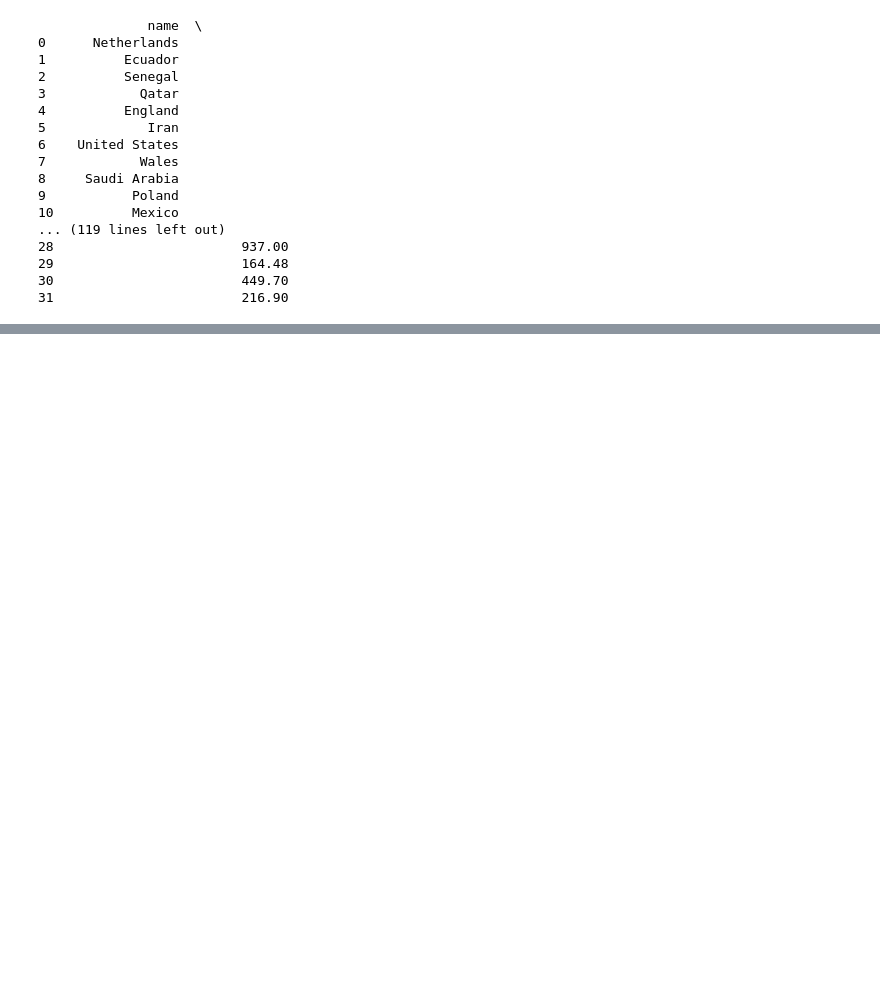
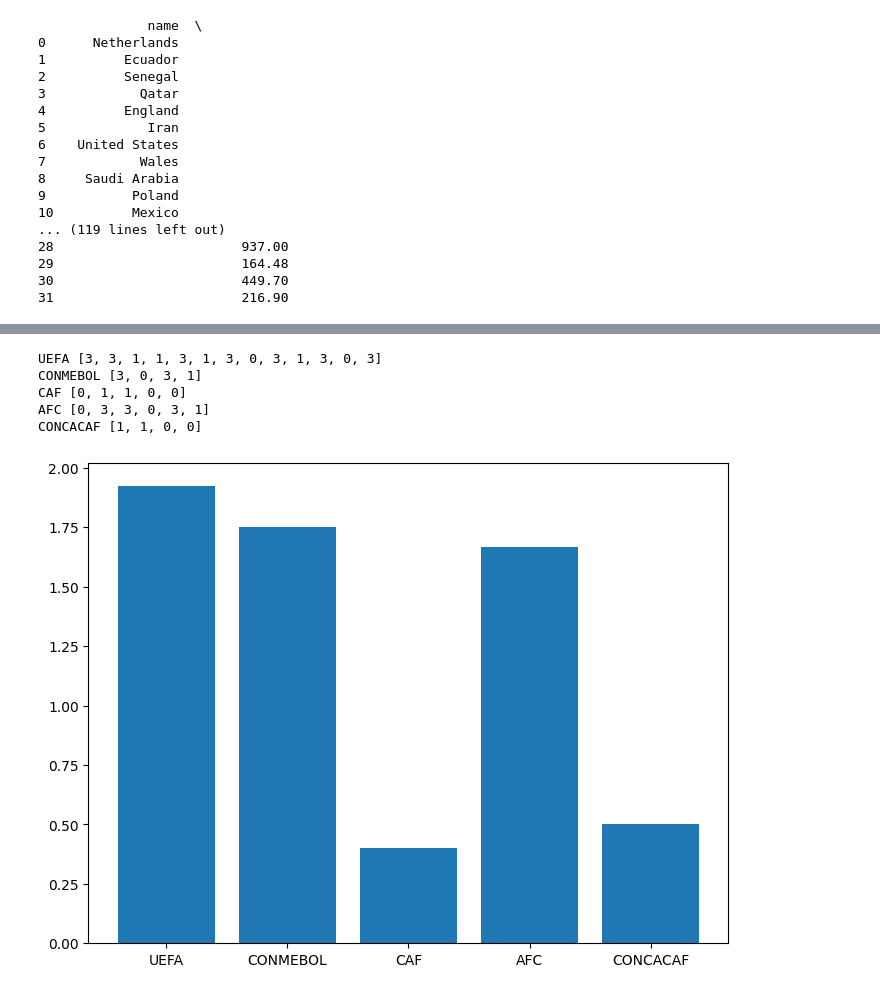
Before and after one commit to Rismosch/web_scraping, a Jupyter notebook: assignment_5.ipynb, the cells around one changed output, grey strips where cells are left out. Saved outputs shown, nothing was run; the diff lists cells and outputs as text; code cells hidden in the pictures; blank space fills up the shorter version.

```diff
--- a/assignment_5.ipynb
+++ b/assignment_5.ipynb
@@ -382,0 +439,32 @@ data_frame.to_csv("C:/Users/Rismosch/test.csv", index=False)
+# %%
+plot_dict = {}
+for index, row in data_frame.iterrows():
+    confederation = row['confederation']
+    woc_points = row['first_woc_points']
+
+    if plot_dict.get(confederation) is None:
+        plot_dict[confederation] = []
+
+    plot_dict[confederation].append(woc_points)
+
+fig = plt.figure()
+ax = fig.add_axes([0,0,1,1])
+
+data = []
+labels = []
+for key in plot_dict:
+    values = plot_dict[key]
+    average = sum(values) / len(values)
+
+    data.append(average)
+    labels.append(key)
+
+ax.bar(labels,data)
+plt.show()
+# %% [output]
+UEFA [3, 3, 1, 1, 3, 1, 3, 0, 3, 1, 3, 0, 3]
+CONMEBOL [3, 0, 3, 1]
+CAF [0, 1, 1, 0, 0]
+AFC [0, 3, 3, 0, 3, 1]
+CONCACAF [1, 1, 0, 0]
+[figure, added]
```
Also changed, not shown: parts of 3 cells of this notebook.
